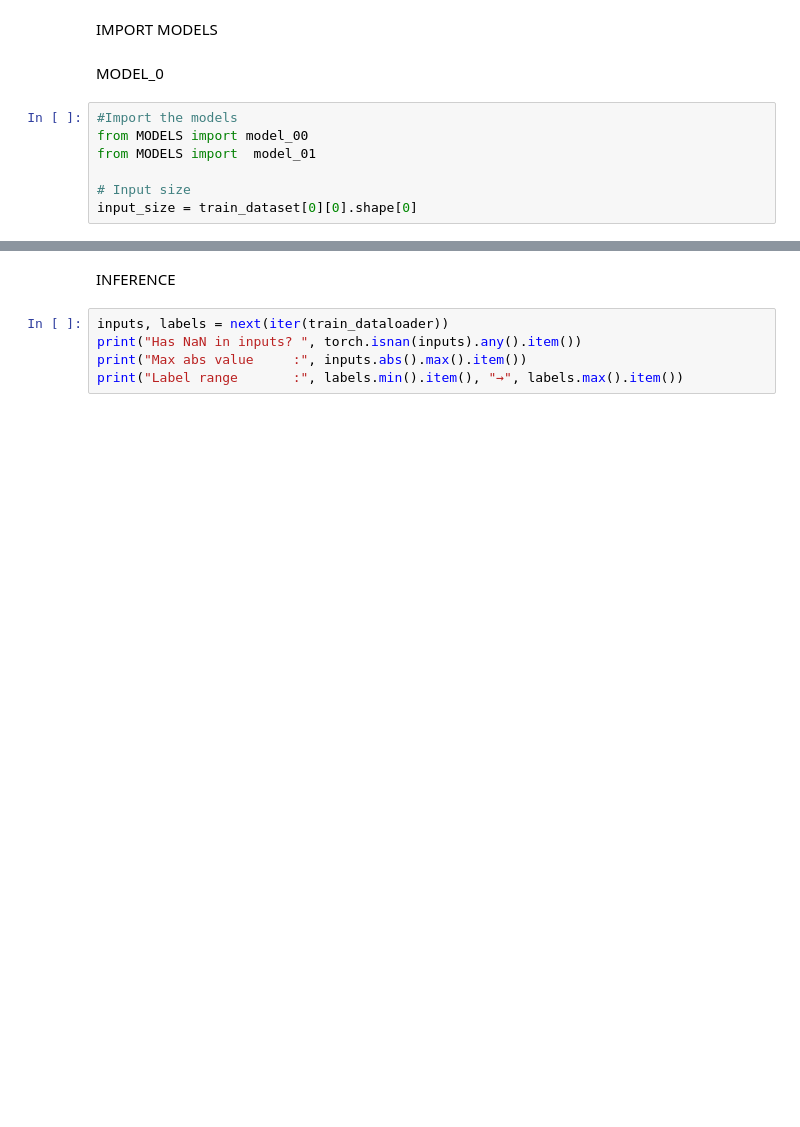
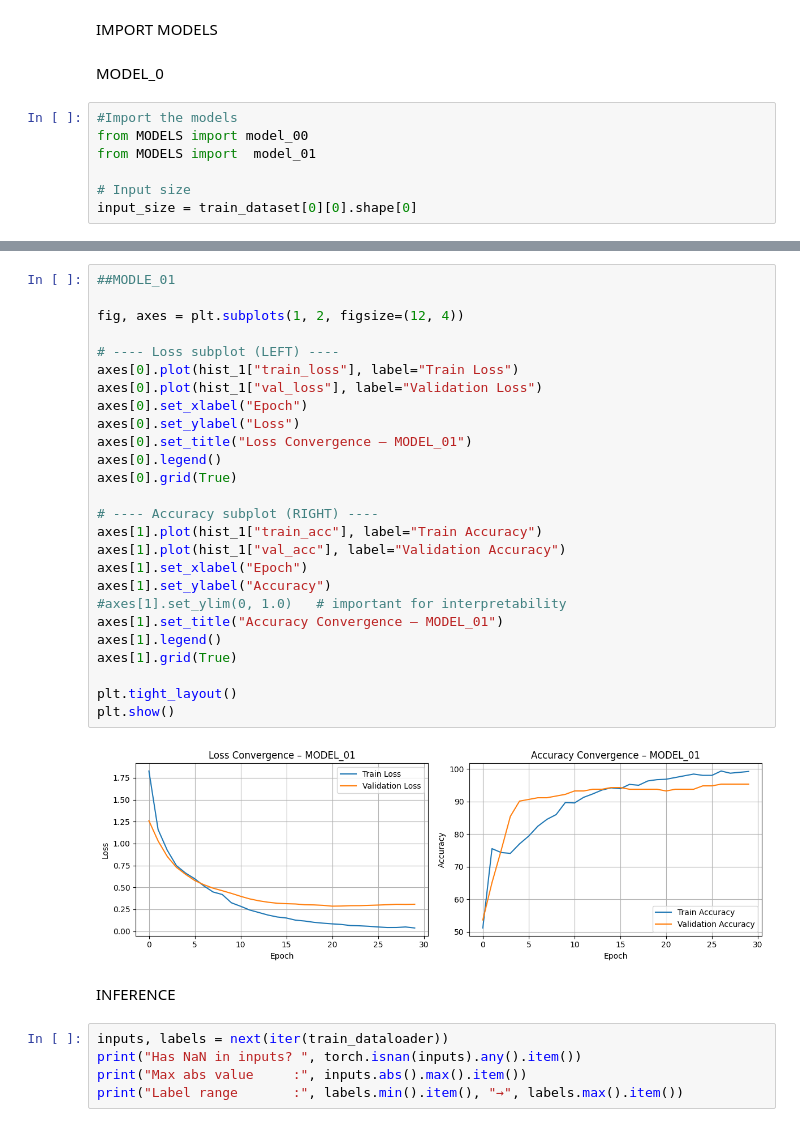
Before and after one commit to randrake/anomaly_detection, a Jupyter notebook: 250225_/1/Dataset/3W Dataset/codes/main.ipynb, the cells around one changed output, grey strips where cells are left out. Saved outputs shown, nothing was run; the diff lists cells and outputs as text; blank space fills up the shorter version.

```diff
--- a/250225_/1/Dataset/3W Dataset/codes/main.ipynb
+++ b/250225_/1/Dataset/3W Dataset/codes/main.ipynb
@@ -556,3 +543,31 @@ plt.show()
+# %%
+##MODLE_01
+
+fig, axes = plt.subplots(1, 2, figsize=(12, 4))
+
+# ---- Loss subplot (LEFT) ----
+axes[0].plot(hist_1["train_loss"], label="Train Loss")
+axes[0].plot(hist_1["val_loss"], label="Validation Loss")
+axes[0].set_xlabel("Epoch")
+axes[0].set_ylabel("Loss")
+axes[0].set_title("Loss Convergence – MODEL_01")
+axes[0].legend()
+axes[0].grid(True)
+
+# ---- Accuracy subplot (RIGHT) ----
+axes[1].plot(hist_1["train_acc"], label="Train Accuracy")
+axes[1].plot(hist_1["val_acc"], label="Validation Accuracy")
+axes[1].set_xlabel("Epoch")
+axes[1].set_ylabel("Accuracy")
+#axes[1].set_ylim(0, 1.0)   # important for interpretability
+axes[1].set_title("Accuracy Convergence – MODEL_01")
+axes[1].legend()
+axes[1].grid(True)
+
+plt.tight_layout()
+plt.show()
+# %% [output]
+[figure, added]
 # %% [markdown]
 INFERENCE
 # %%
```
Also changed, not shown: parts of 18 cells of this notebook.
